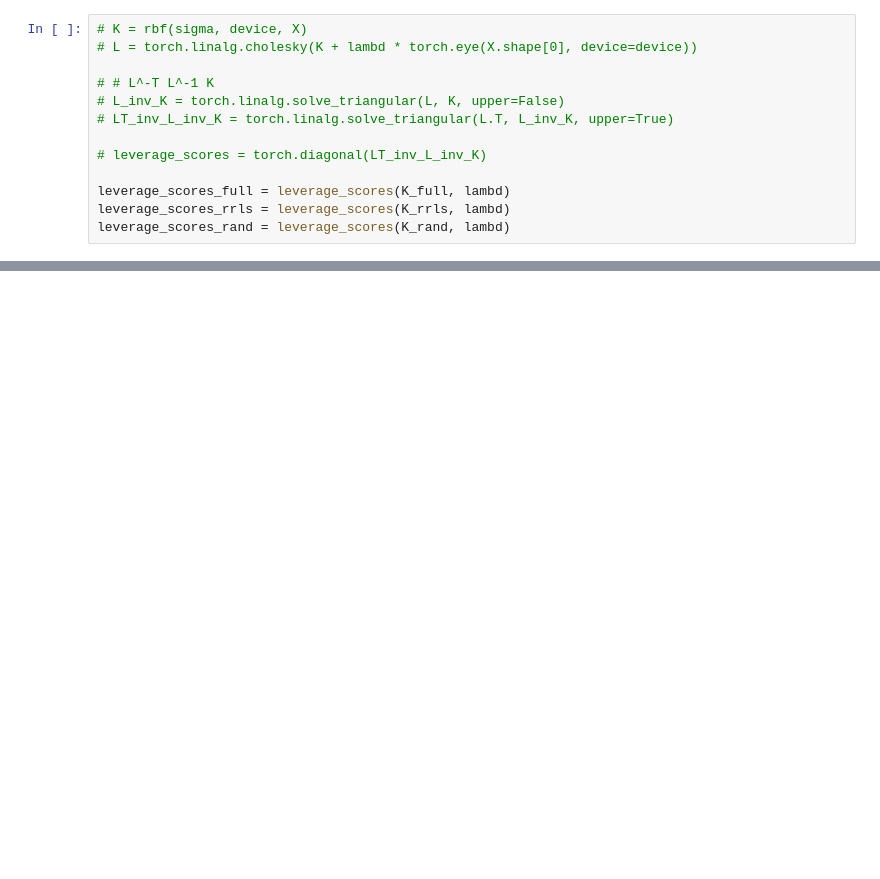
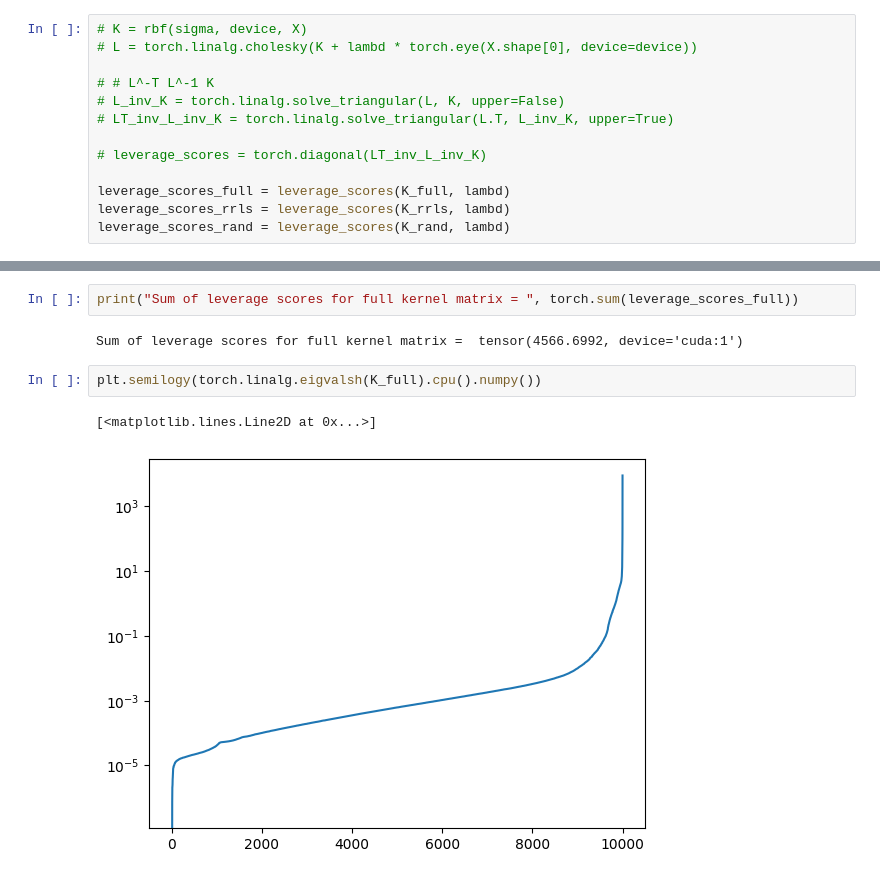
Before and after one commit to aliceitmushuk/fast_krr_alisver, a Jupyter notebook: testing/rls.ipynb, the cells around one changed output, grey strips where cells are left out. Drawn from its saved outputs; the diff is of its cells as text; blank space fills up the shorter version.

```diff
--- a/testing/rls.ipynb
+++ b/testing/rls.ipynb
@@ -332,0 +354,9 @@ Effective dimension of random approximation = 14.944564819335938
+# %%
+print("Sum of leverage scores for full kernel matrix = ", torch.sum(leverage_scores_full))
+# %% [output]
+Sum of leverage scores for full kernel matrix =  tensor(4566.6992, device='cuda:1')
+# %%
+plt.semilogy(torch.linalg.eigvalsh(K_full).cpu().numpy())
+# %% [output]
+[<matplotlib.lines.Line2D at 0x...>]
+[figure, added]
```
Also changed, not shown: parts of 14 cells of this notebook.
